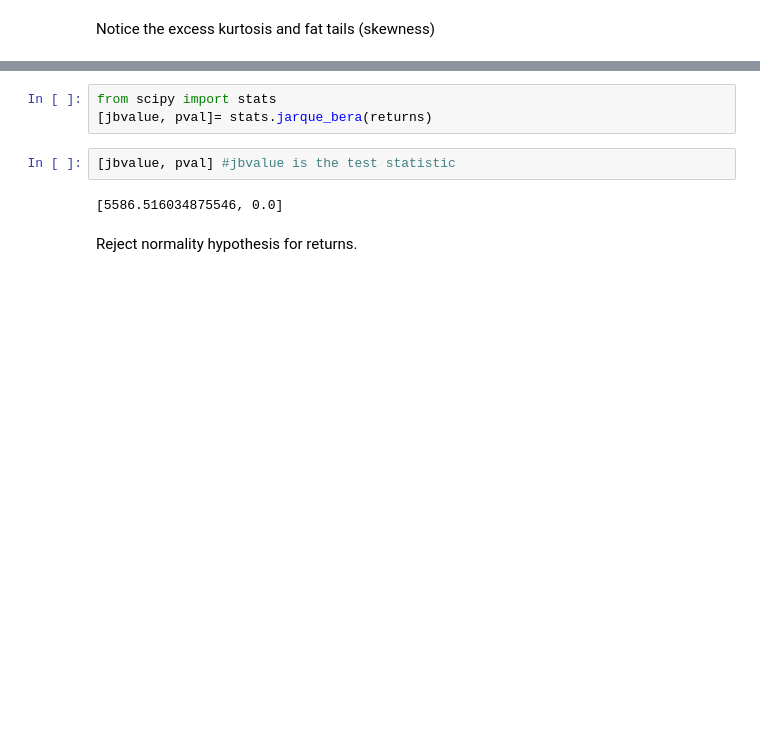
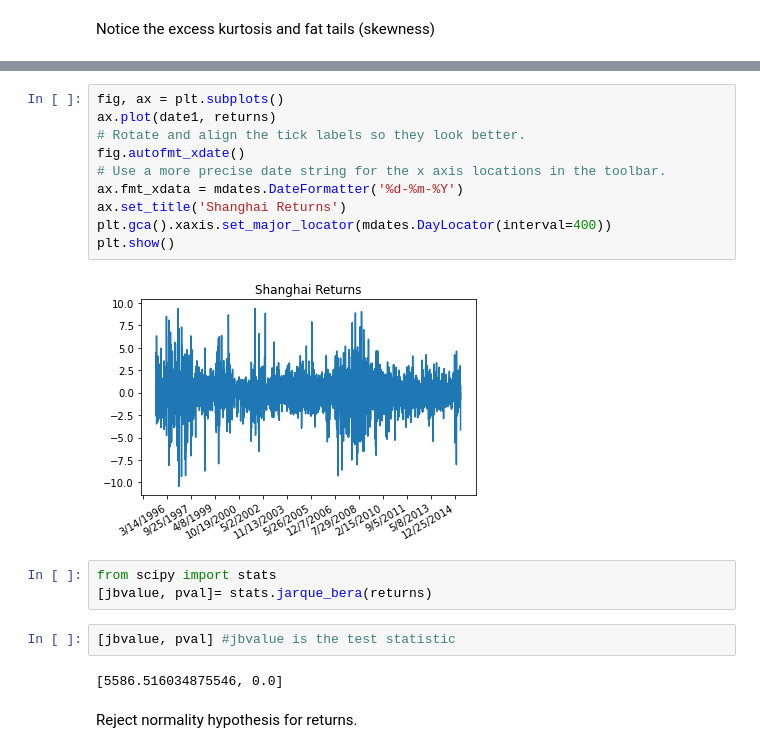
Before and after one commit to McNelis-CMML/FinEconometrics, a Jupyter notebook: Week9_Empirical_Exercise_Python.ipynb, the cells around one changed output, grey strips where cells are left out. Cells and saved outputs as stored; diff of their text form; blank space fills up the shorter version.

```diff
--- a/Week9_Empirical_Exercise_Python.ipynb
+++ b/Week9_Empirical_Exercise_Python.ipynb
@@ -37,3 +53,15 @@ Notice the excess kurtosis and fat tails (skewness)
+# %%
+fig, ax = plt.subplots()
+ax.plot(date1, returns)
+# Rotate and align the tick labels so they look better.
+fig.autofmt_xdate()
+# Use a more precise date string for the x axis locations in the toolbar.
+ax.fmt_xdata = mdates.DateFormatter('%d-%m-%Y')
+ax.set_title('Shanghai Returns')
+plt.gca().xaxis.set_major_locator(mdates.DayLocator(interval=400))
+plt.show()
+# %% [output]
+[figure, added]
 # %%
 from scipy import stats
 [jbvalue, pval]= stats.jarque_bera(returns)
```
Also changed, not shown: parts of 22 cells of this notebook.
